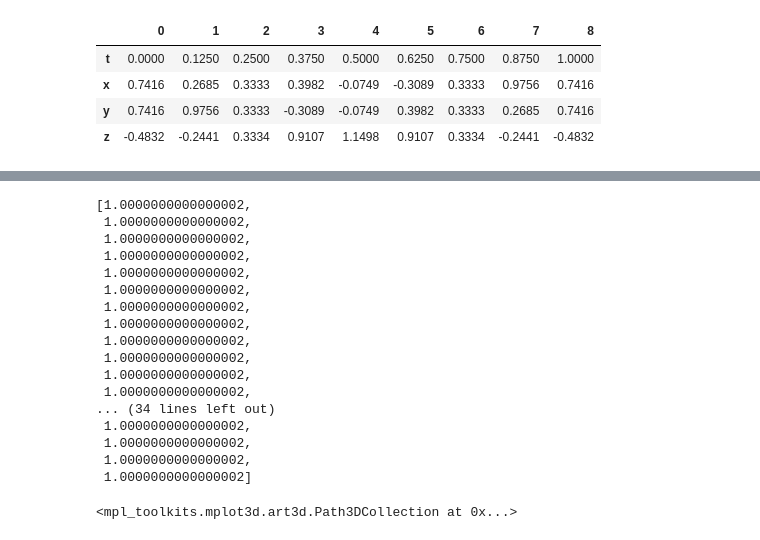
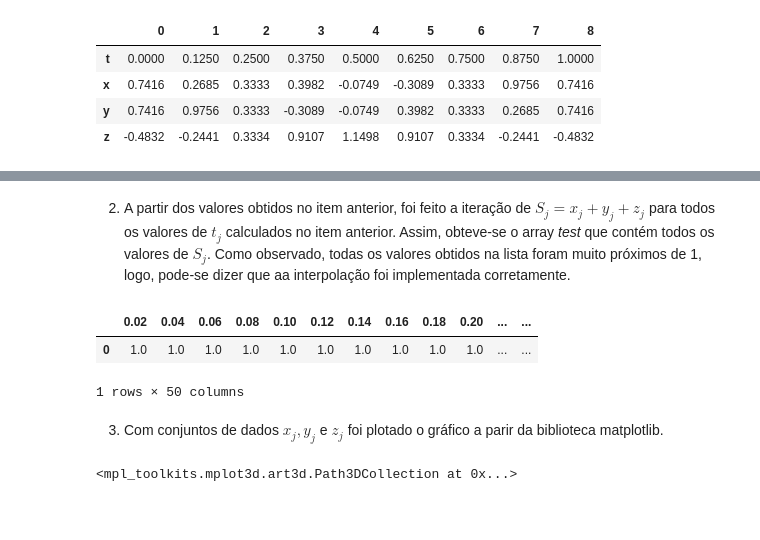
Before and after one commit to acmurilo/2021.2_calc_num, a Jupyter notebook: lista_2/exercicio_2_1.ipynb, the cells around one changed output, grey strips where cells are left out. Cells and saved outputs as stored; diff of their text form; code cells hidden in the pictures; blank space fills up the shorter version.

Commit message:
exercício 2 para correção

```diff
--- a/lista_2/exercicio_2_1.ipynb
+++ b/lista_2/exercicio_2_1.ipynb
@@ -80,29 +90,20 @@ saida
+# %% [markdown]
+2. A partir dos valores obtidos no item anterior, foi feito a iteração de $ S_j = x_j + y_j + z_j$ para todos os valores de $t_j$ calculados no item anterior. Assim, obteve-se o array <em>test</em> que contém todos os valores de $S_j$. Como observado, todas os valores obtidos na lista foram muito próximos de 1, logo, pode-se dizer que aa interpolação foi implementada corretamente.
 # %%
-#---EX 2---
 teste = []
+
 for i in range(50):
-    k = x_j[0] + y_j[0] + z_j[0]
+    k = x_j[i] + y_j[i] + z_j[i]
     teste.append(k)
 
-teste
+testado = pd.DataFrame(teste).set_index([t_j]).T
+testado
 # %% [output]
+|  | 0.02 | 0.04 | 0.06 | 0.08 | 0.10 | 0.12 | 0.14 | 0.16 | 0.18 | 0.20 | ... | ... |
+| 0 | 1.0 | 1.0 | 1.0 | 1.0 | 1.0 | 1.0 | 1.0 | 1.0 | 1.0 | 1.0 | ... | ... |
-[1.0000000000000002,
- 1.0000000000000002,
- 1.0000000000000002,
- 1.0000000000000002,
- 1.0000000000000002,
- 1.0000000000000002,
- 1.0000000000000002,
- 1.0000000000000002,
- 1.0000000000000002,
- 1.0000000000000002,
- 1.0000000000000002,
- 1.0000000000000002,
-... (34 lines left out)
- 1.0000000000000002,
- 1.0000000000000002,
- 1.0000000000000002,
- 1.0000000000000002]
+1 rows × 50 columns
+# %% [markdown]
+3. Com conjuntos de dados $x_j, y_j$ e $z_j$ foi plotado o gráfico a parir da biblioteca matplotlib.
 # %%
 #plot do gráfico que mostra a trajetória da particula
 ax = plt.figure().add_subplot(projection='3d')
```
Also changed, not shown: parts of 6 cells of this notebook.
